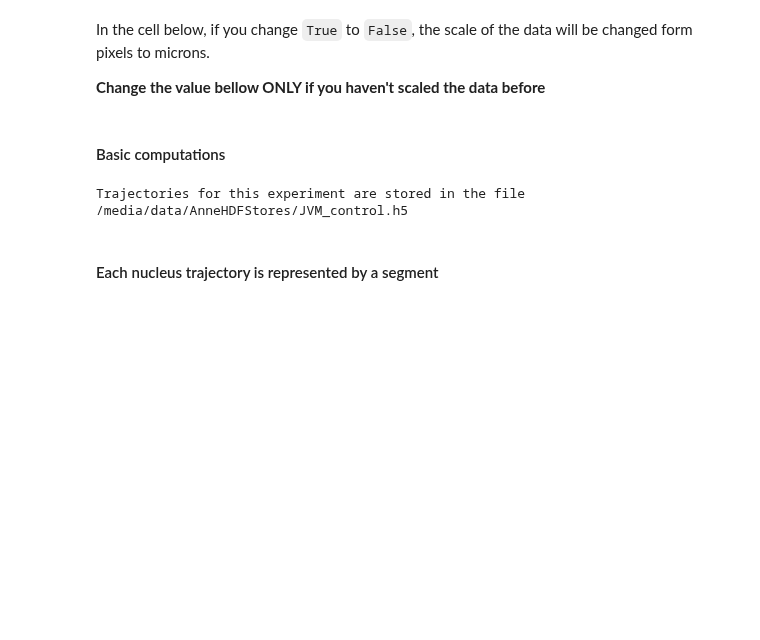
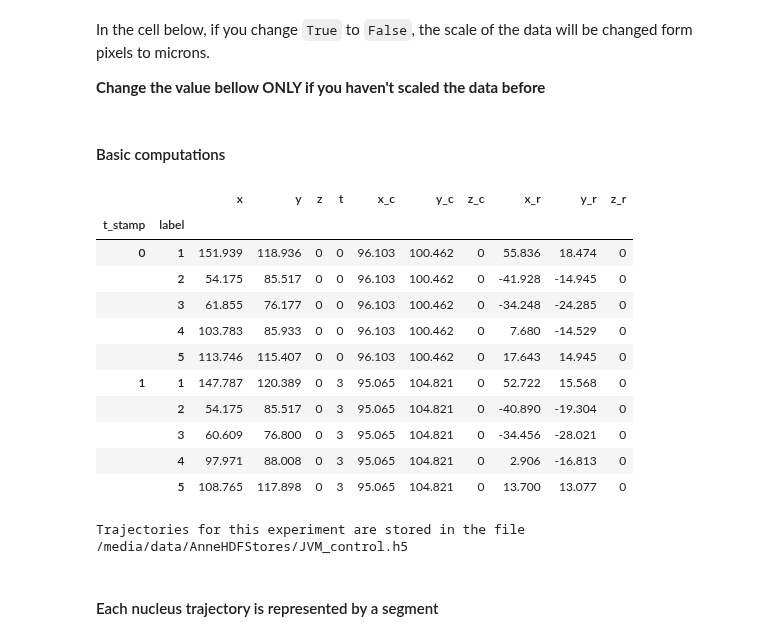
Before and after one commit to glyg/notebooks, a Jupyter notebook: cell-tracker/Analysis_dev.ipynb, the cells around one changed output. Cells and saved outputs as stored; diff of their text form; code cells hidden in the pictures; blank space fills up the shorter version.

```diff
--- a/cell-tracker/Analysis.ipynb
+++ b/cell-tracker/Analysis_dev.ipynb
@@ -43,6 +51,21 @@ In the cell below, if you change `True` to `False`, the scale of the data will b
 cluster.was_scaled = True ### Set this to False if you need to scale the data to physical size
 # %% [markdown]
 #### Basic computations
+# %%
+cluster.trajs.head(10)
+# %% [output]
+|  |  | x | y | z | t | x_c | y_c | z_c | x_r | y_r | z_r |
+| t_stamp | label |  |  |  |  |  |  |  |  |  |  |
+| 0 | 1 | 151.939 | 118.936 | 0 | 0 | 96.103 | 100.462 | 0 | 55.836 | 18.474 | 0 |
+|  | 2 | 54.175 | 85.517 | 0 | 0 | 96.103 | 100.462 | 0 | -41.928 | -14.945 | 0 |
+|  | 3 | 61.855 | 76.177 | 0 | 0 | 96.103 | 100.462 | 0 | -34.248 | -24.285 | 0 |
+|  | 4 | 103.783 | 85.933 | 0 | 0 | 96.103 | 100.462 | 0 | 7.680 | -14.529 | 0 |
+|  | 5 | 113.746 | 115.407 | 0 | 0 | 96.103 | 100.462 | 0 | 17.643 | 14.945 | 0 |
+| 1 | 1 | 147.787 | 120.389 | 0 | 3 | 95.065 | 104.821 | 0 | 52.722 | 15.568 | 0 |
+|  | 2 | 54.175 | 85.517 | 0 | 3 | 95.065 | 104.821 | 0 | -40.890 | -19.304 | 0 |
+|  | 3 | 60.609 | 76.800 | 0 | 3 | 95.065 | 104.821 | 0 | -34.456 | -28.021 | 0 |
+|  | 4 | 97.971 | 88.008 | 0 | 3 | 95.065 | 104.821 | 0 | 2.906 | -16.813 | 0 |
+|  | 5 | 108.765 | 117.898 | 0 | 3 | 95.065 | 104.821 | 0 | 13.700 | 13.077 | 0 |
 # %%
 if not cluster.was_scaled:
     cluster.scale_pix_to_physical()
```
Also changed, not shown: parts of 23 cells of this notebook, 10 other files.
